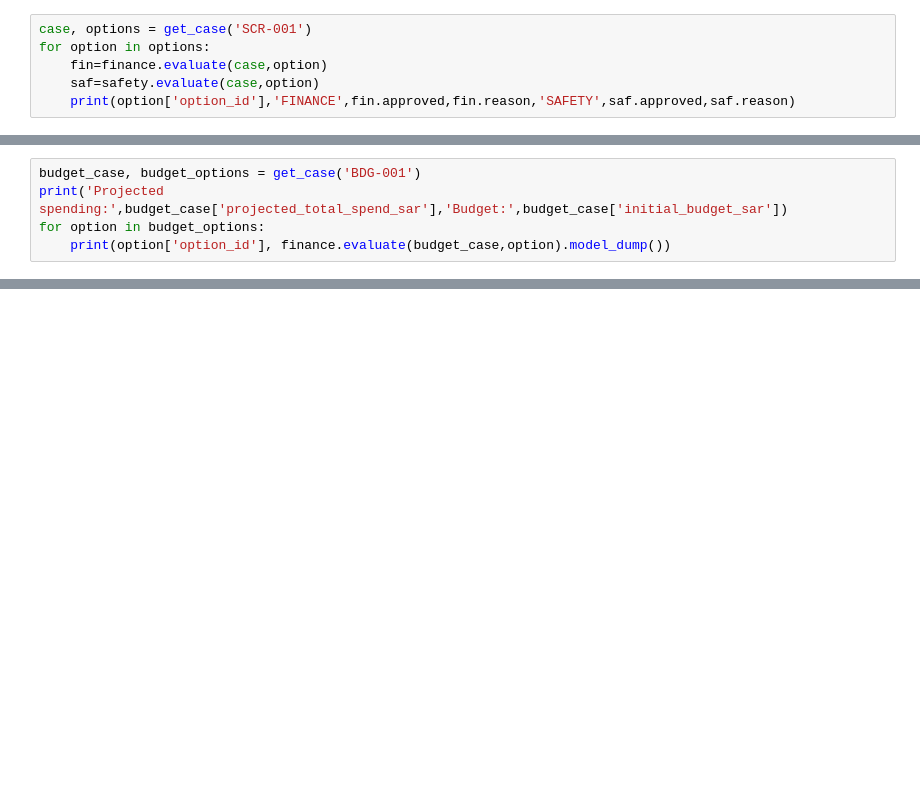
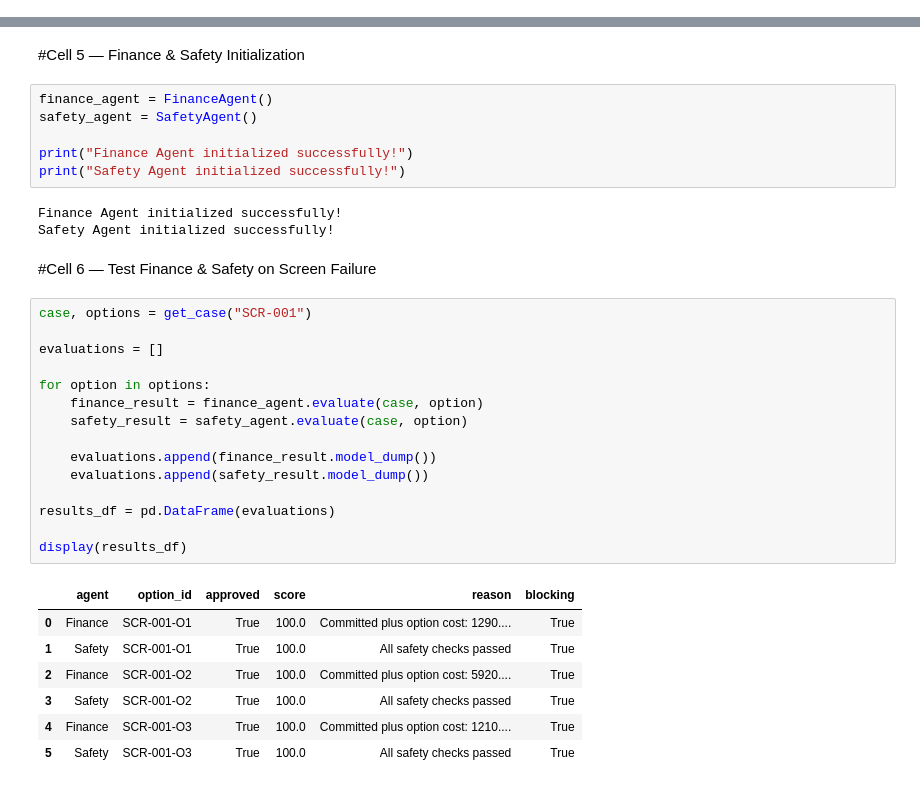
Before and after one commit to ProjectsSpaceHub/AgenticX, a Jupyter notebook: notebooks/02_Finance_Safety_Agents.ipynb, the cells around one changed output, grey strips where cells are left out. Saved outputs shown, nothing was run; the diff lists cells and outputs as text; blank space fills up the shorter version.

```diff
--- a/notebooks/02_Finance_Safety_Agents.ipynb
+++ b/notebooks/02_Finance_Safety_Agents.ipynb
@@ -20,6 +0,0 @@ Data comes from the dataset, not hard-coded mock responses.
-# %%
-case, options = get_case('SCR-001')
-for option in options:
-    fin=finance.evaluate(case,option)
-    saf=safety.evaluate(case,option)
-    print(option['option_id'],'FINANCE',fin.approved,fin.reason,'SAFETY',saf.approved,saf.reason)
@@ -29,5 +0,0 @@ For Budget Overrun, the cost after action equals projected spending plus option
-# %%
-budget_case, budget_options = get_case('BDG-001')
-print('Projected spending:',budget_case['projected_total_spend_sar'],'Budget:',budget_case['initial_budget_sar'])
-for option in budget_options:
-    print(option['option_id'], finance.evaluate(budget_case,option).model_dump())
@@ -49,0 +79,36 @@ print([x.model_dump() for x in evaluations])
+# %% [markdown]
+#Cell 5 — Finance & Safety Initialization
+# %%
+finance_agent = FinanceAgent()
+safety_agent = SafetyAgent()
+
+print("Finance Agent initialized successfully!")
+print("Safety Agent initialized successfully!")
+# %% [output]
+Finance Agent initialized successfully!
+Safety Agent initialized successfully!
+# %% [markdown]
+#Cell 6 — Test Finance & Safety on Screen Failure
+# %%
+case, options = get_case("SCR-001")
+
+evaluations = []
+
+for option in options:
+    finance_result = finance_agent.evaluate(case, option)
+    safety_result = safety_agent.evaluate(case, option)
+
+    evaluations.append(finance_result.model_dump())
+    evaluations.append(safety_result.model_dump())
+
+results_df = pd.DataFrame(evaluations)
+
+display(results_df)
+# %% [output]
+|  | agent | option_id | approved | score | reason | blocking |
+| 0 | Finance | SCR-001-O1 | True | 100.0 | Committed plus option cost: 1290.... | True |
+| 1 | Safety | SCR-001-O1 | True | 100.0 | All safety checks passed | True |
+| 2 | Finance | SCR-001-O2 | True | 100.0 | Committed plus option cost: 5920.... | True |
+| 3 | Safety | SCR-001-O2 | True | 100.0 | All safety checks passed | True |
+| 4 | Finance | SCR-001-O3 | True | 100.0 | Committed plus option cost: 1210.... | True |
+| 5 | Safety | SCR-001-O3 | True | 100.0 | All safety checks passed | True |
```
Also changed, not shown: parts of 33 cells of this notebook.
